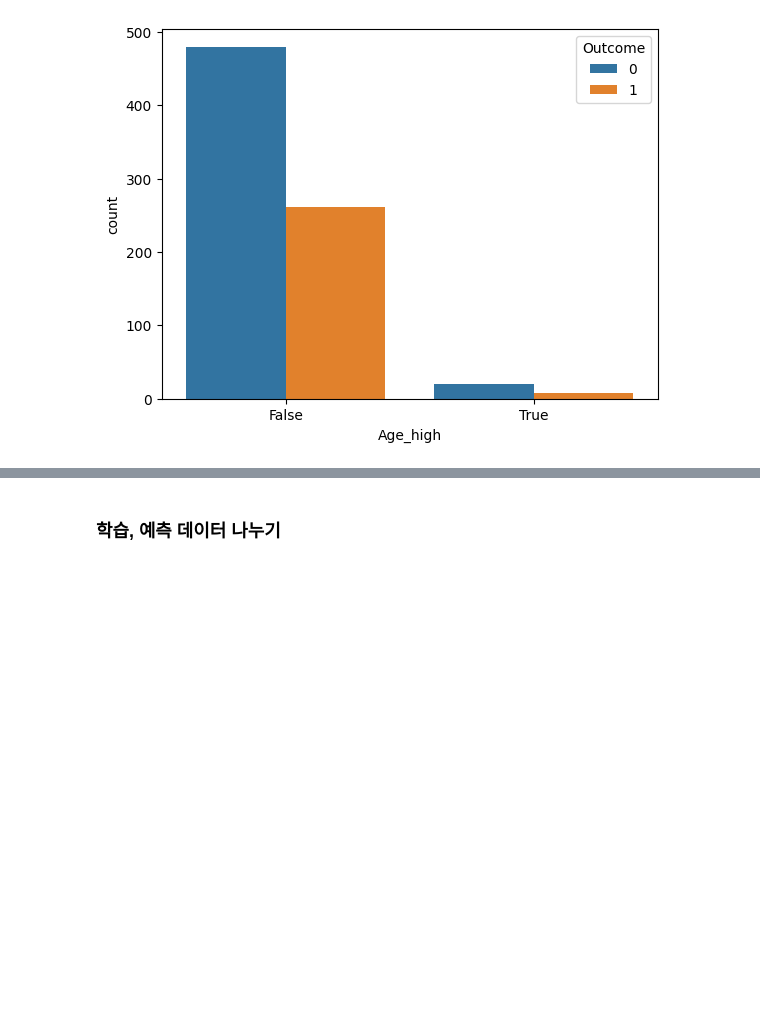
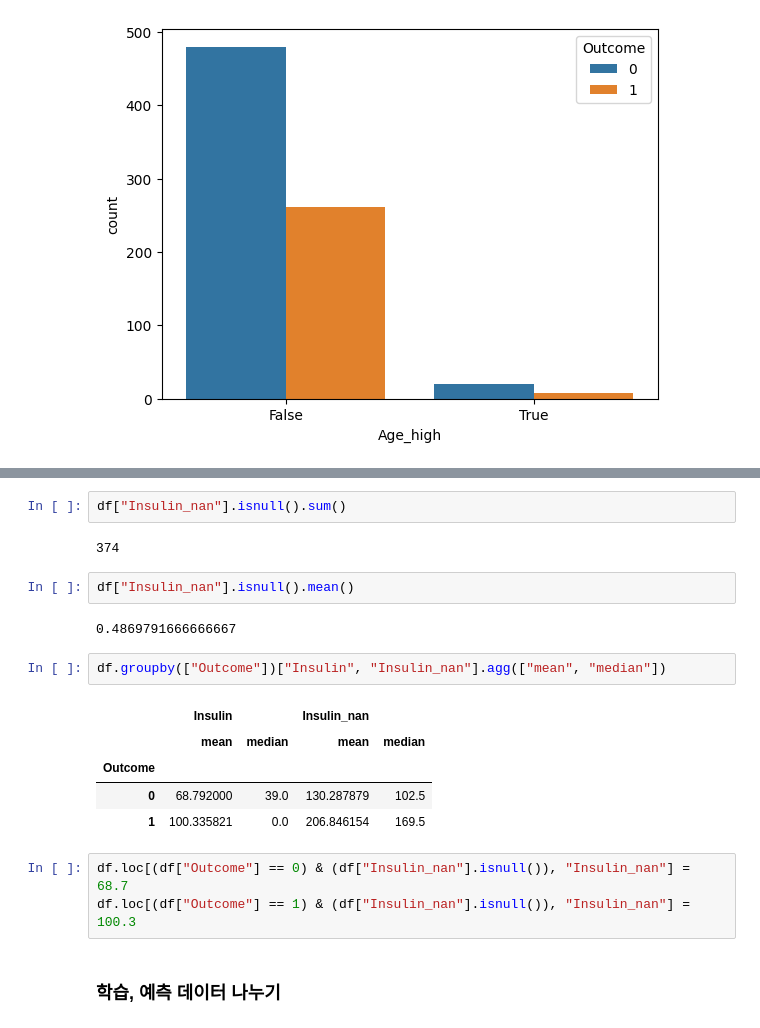
Before and after one commit to HaEunMok/ML, a Jupyter notebook: [프로젝트로_배우는_데이터사이언스]_decision_tree_모델_성능_향상시키기_(scikit_learn).ipynb, the cells around one changed output, grey strips where cells are left out. Drawn from its saved outputs; the diff is of its cells as text; blank space fills up the shorter version.

```diff
--- a/[프로젝트로_배우는_데이터사이언스]_decision_tree_모델_성능_향상시키기_(scikit_learn).ipynb
+++ b/[프로젝트로_배우는_데이터사이언스]_decision_tree_모델_성능_향상시키기_(scikit_learn).ipynb
@@ -160,3 +189,22 @@ sns.countplot(data=df, x="Age_high", hue='Outcome')
+# %%
+df["Insulin_nan"].isnull().sum()
+# %% [output]
+374
+# %%
+df["Insulin_nan"].isnull().mean()
+# %% [output]
+0.4869791666666667
+# %%
+df.groupby(["Outcome"])["Insulin", "Insulin_nan"].agg(["mean", "median"])
+# %% [output]
+|  | Insulin |  | Insulin_nan |  |
+|  | mean | median | mean | median |
+| Outcome |  |  |  |  |
+| 0 | 68.792000 | 39.0 | 130.287879 | 102.5 |
+| 1 | 100.335821 | 0.0 | 206.846154 | 169.5 |
+# %%
+df.loc[(df["Outcome"] == 0) & (df["Insulin_nan"].isnull()), "Insulin_nan"] = 68.7
+df.loc[(df["Outcome"] == 1) & (df["Insulin_nan"].isnull()), "Insulin_nan"] = 100.3
 # %% [markdown]
 ### 학습, 예측 데이터 나누기
 # %%
```
Also changed, not shown: parts of 19 cells of this notebook.
